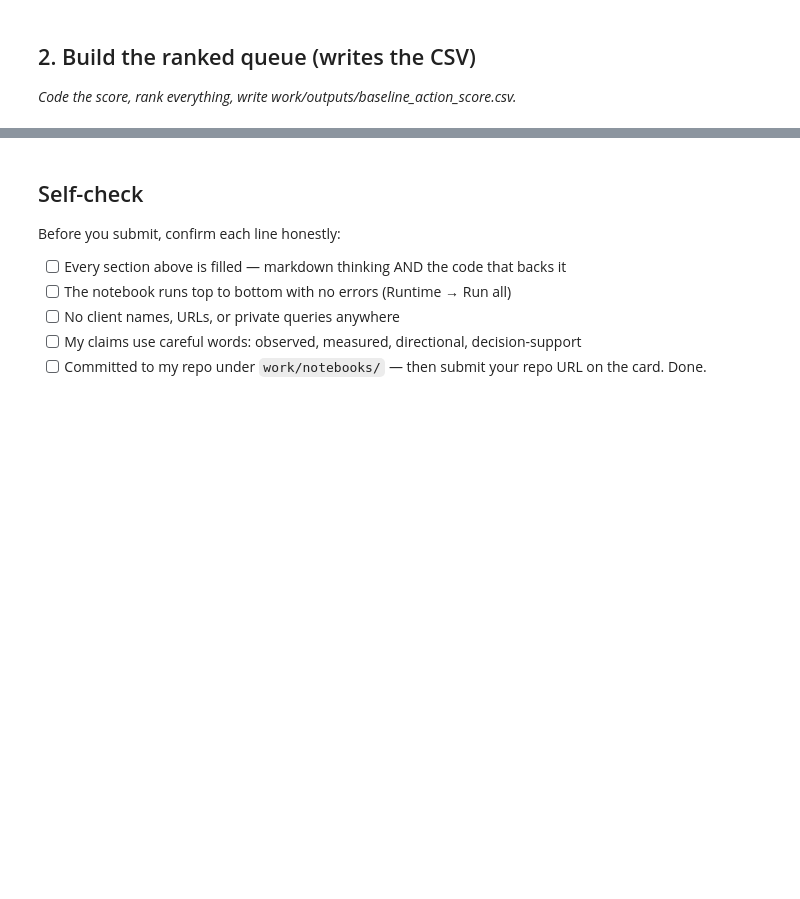
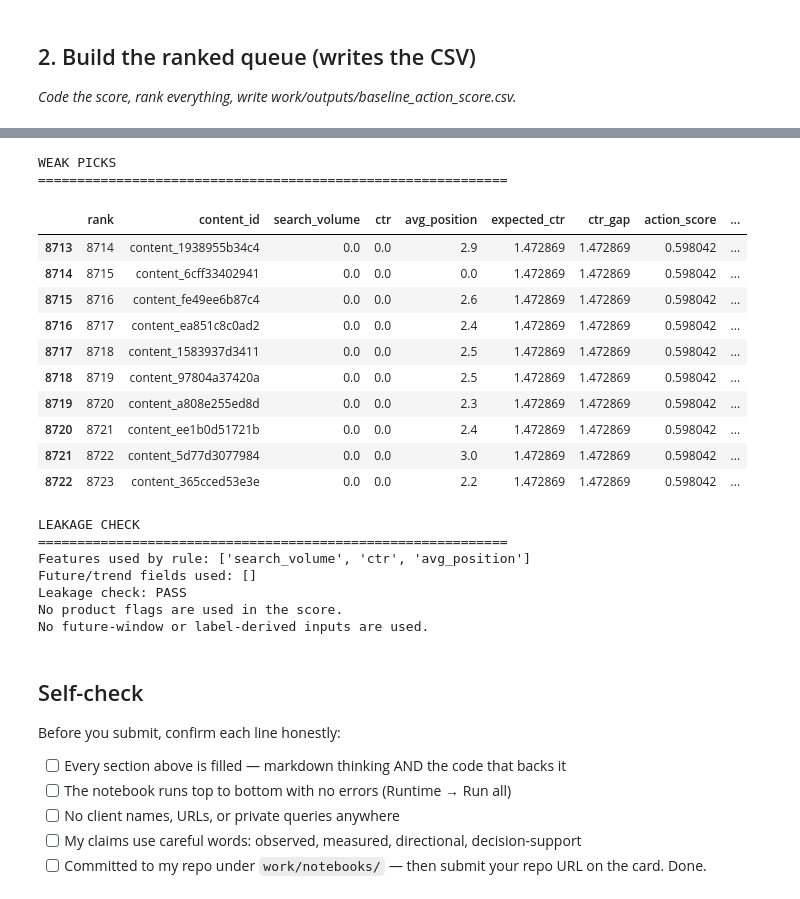
Before and after one commit to Gunjannn07/FlyRank1, a Jupyter notebook: work/notebooks/w04_baseline_score.ipynb, the cells around one changed output, grey strips where cells are left out. Cells and saved outputs as stored; diff of their text form; code cells hidden in the pictures; blank space fills up the shorter version.

```diff
--- a/work/notebooks/w04_baseline_score.ipynb
+++ b/work/notebooks/w04_baseline_score.ipynb
@@ -34,6 +305,82 @@ This skeleton is yours to fill. Work the sections **in order** — each one has
 # %%
 # This cell is for CODE (numbers, a query, a check).
 # Write your text answer in the cell ABOVE this one — typing sentences here breaks Run All.
+# %%
+print("WEAK PICKS")
+print("=" * 60)
+
+weak_picks = queue[
+    (queue["search_volume"].fillna(0) <= 0) |
+    (queue["ctr_gap"].fillna(0) <= 0)
+].head(10)
+
+display(
+    weak_picks[
+        [
+            "rank",
+            "content_id",
+            "search_volume",
+            "ctr",
+            "avg_position",
+            "expected_ctr",
+            "ctr_gap",
+            "action_score",
+            "reason_code",
+            "action"
+        ]
+    ]
+)
+
+print("\nLEAKAGE CHECK")
+print("=" * 60)
+
+rule_features = [
+    "search_volume",
+    "ctr",
+    "avg_position"
+]
+
+forbidden_features = [
+    "trend_pct",
+    "trend_direction"
+]
+
+used_forbidden = [
+    col for col in forbidden_features
+    if col in rule_features
+]
+
+print("Features used by rule:", rule_features)
+print("Future/trend fields used:", used_forbidden)
+
+if len(used_forbidden) == 0:
+    print("Leakage check: PASS")
+else:
+    print("Leakage check: FAIL")
+
+print("No product flags are used in the score.")
+print("No future-window or label-derived inputs are used.")
+# %% [output]
+WEAK PICKS
+============================================================
+|  | rank | content_id | search_volume | ctr | avg_position | expected_ctr | ctr_gap | action_score | ... |
+| 8713 | 8714 | content_1938955b34c4 | 0.0 | 0.0 | 2.9 | 1.472869 | 1.472869 | 0.598042 | ... |
+| 8714 | 8715 | content_6cff33402941 | 0.0 | 0.0 | 0.0 | 1.472869 | 1.472869 | 0.598042 | ... |
+| 8715 | 8716 | content_fe49ee6b87c4 | 0.0 | 0.0 | 2.6 | 1.472869 | 1.472869 | 0.598042 | ... |
+| 8716 | 8717 | content_ea851c8c0ad2 | 0.0 | 0.0 | 2.4 | 1.472869 | 1.472869 | 0.598042 | ... |
+| 8717 | 8718 | content_1583937d3411 | 0.0 | 0.0 | 2.5 | 1.472869 | 1.472869 | 0.598042 | ... |
+| 8718 | 8719 | content_97804a37420a | 0.0 | 0.0 | 2.5 | 1.472869 | 1.472869 | 0.598042 | ... |
+| 8719 | 8720 | content_a808e255ed8d | 0.0 | 0.0 | 2.3 | 1.472869 | 1.472869 | 0.598042 | ... |
+| 8720 | 8721 | content_ee1b0d51721b | 0.0 | 0.0 | 2.4 | 1.472869 | 1.472869 | 0.598042 | ... |
+| 8721 | 8722 | content_5d77d3077984 | 0.0 | 0.0 | 3.0 | 1.472869 | 1.472869 | 0.598042 | ... |
+| 8722 | 8723 | content_365cced53e3e | 0.0 | 0.0 | 2.2 | 1.472869 | 1.472869 | 0.598042 | ... |
+LEAKAGE CHECK
+============================================================
+Features used by rule: ['search_volume', 'ctr', 'avg_position']
+Future/trend fields used: []
+Leakage check: PASS
+No product flags are used in the score.
+No future-window or label-derived inputs are used.
 # %% [markdown]
 ## Self-check
 
```
Also changed, not shown: parts of 12 cells of this notebook.
